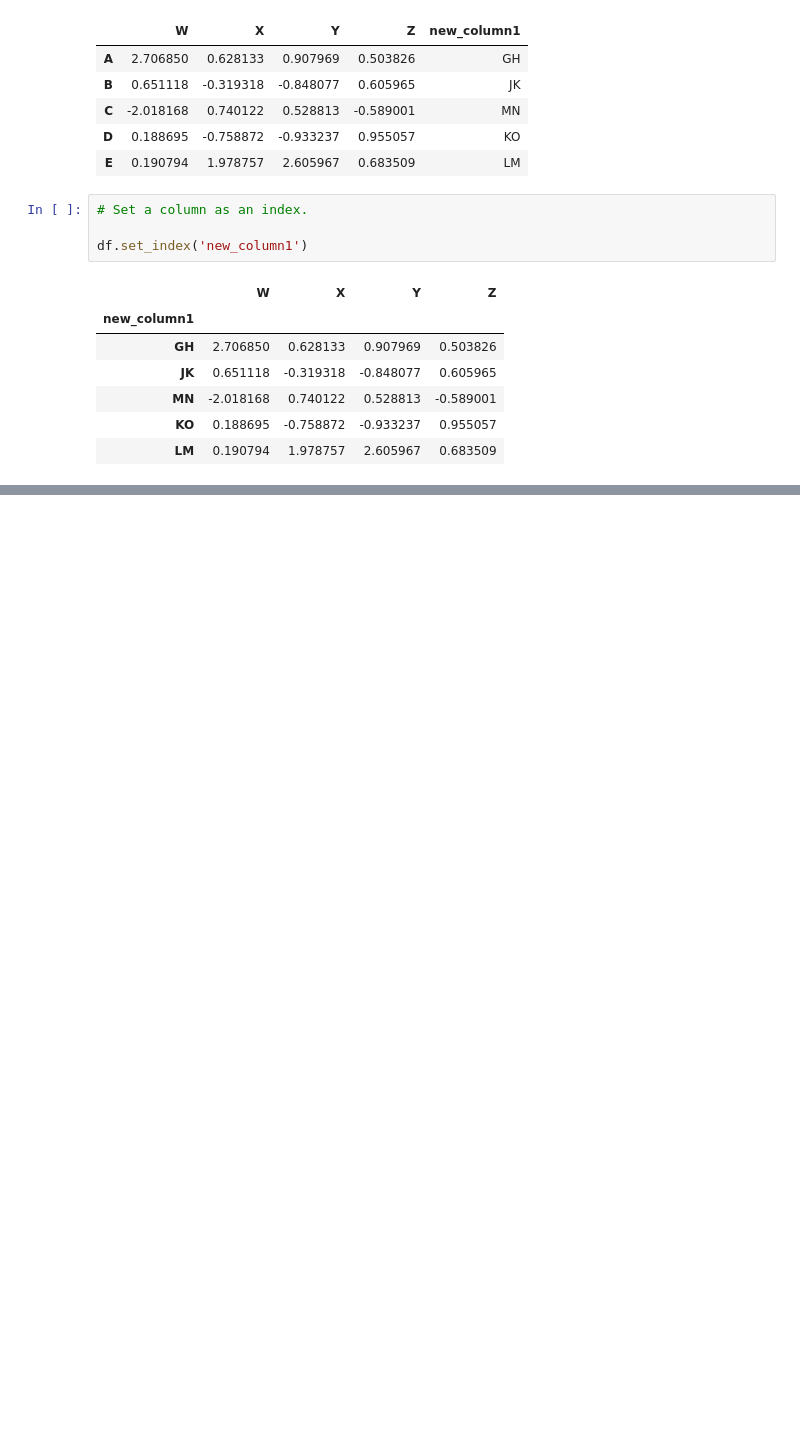
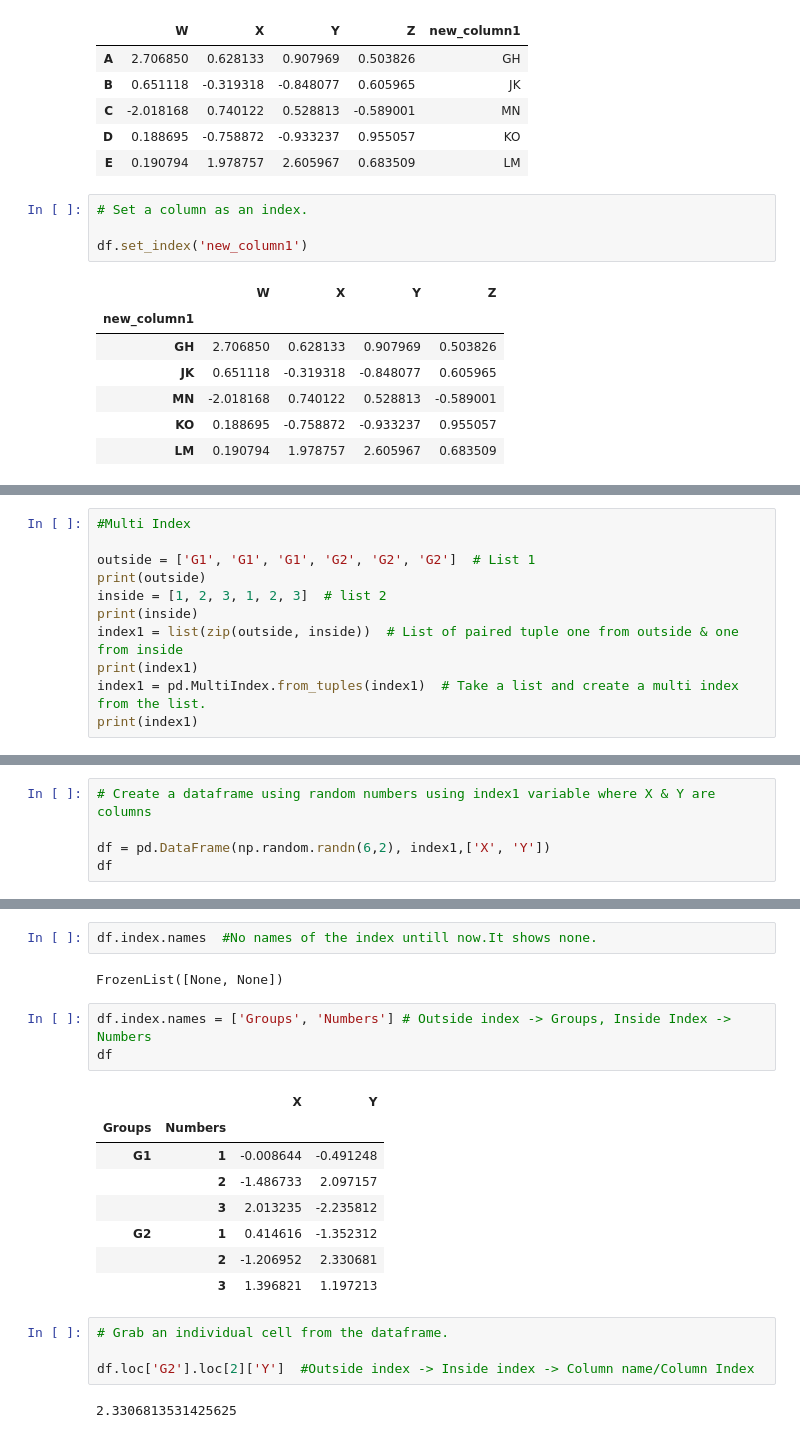
Before and after one commit to subhajitmajumder/python_program, a Jupyter notebook: me_Pandas.ipynb, the cells around one changed output, grey strips where cells are left out. Drawn from its saved outputs; the diff is of its cells as text; blank space fills up the shorter version.

```diff
--- a/me_Pandas.ipynb
+++ b/me_Pandas.ipynb
@@ -483,0 +489,11 @@ df.set_index('new_column1')
+# %%
+#Multi Index
+
+outside = ['G1', 'G1', 'G1', 'G2', 'G2', 'G2']  # List 1
+print(outside)
+inside = [1, 2, 3, 1, 2, 3]  # list 2
+print(inside)
+index1 = list(zip(outside, inside))  # List of paired tuple one from outside & one from inside
+print(index1)
+index1 = pd.MultiIndex.from_tuples(index1)  # Take a list and create a multi index from the list.
+print(index1)
@@ -483,0 +511,5 @@ df.set_index('new_column1')
+# %%
+# Create a dataframe using random numbers using index1 variable where X & Y are columns
+
+df = pd.DataFrame(np.random.randn(6,2), index1,['X', 'Y'])
+df
@@ -483,0 +555,22 @@ df.set_index('new_column1')
+# %%
+df.index.names  #No names of the index untill now.It shows none.
+# %% [output]
+FrozenList([None, None])
+# %%
+df.index.names = ['Groups', 'Numbers'] # Outside index -> Groups, Inside Index -> Numbers
+df
+# %% [output]
+|  |  | X | Y |
+| Groups | Numbers |  |  |
+| G1 | 1 | -0.008644 | -0.491248 |
+|  | 2 | -1.486733 | 2.097157 |
+|  | 3 | 2.013235 | -2.235812 |
+| G2 | 1 | 0.414616 | -1.352312 |
+|  | 2 | -1.206952 | 2.330681 |
+|  | 3 | 1.396821 | 1.197213 |
+# %%
+# Grab an individual cell from the dataframe.
+
+df.loc['G2'].loc[2]['Y']  #Outside index -> Inside index -> Column name/Column Index
+# %% [output]
+2.3306813531425625
```
Also changed, not shown: parts of 14 cells of this notebook.
